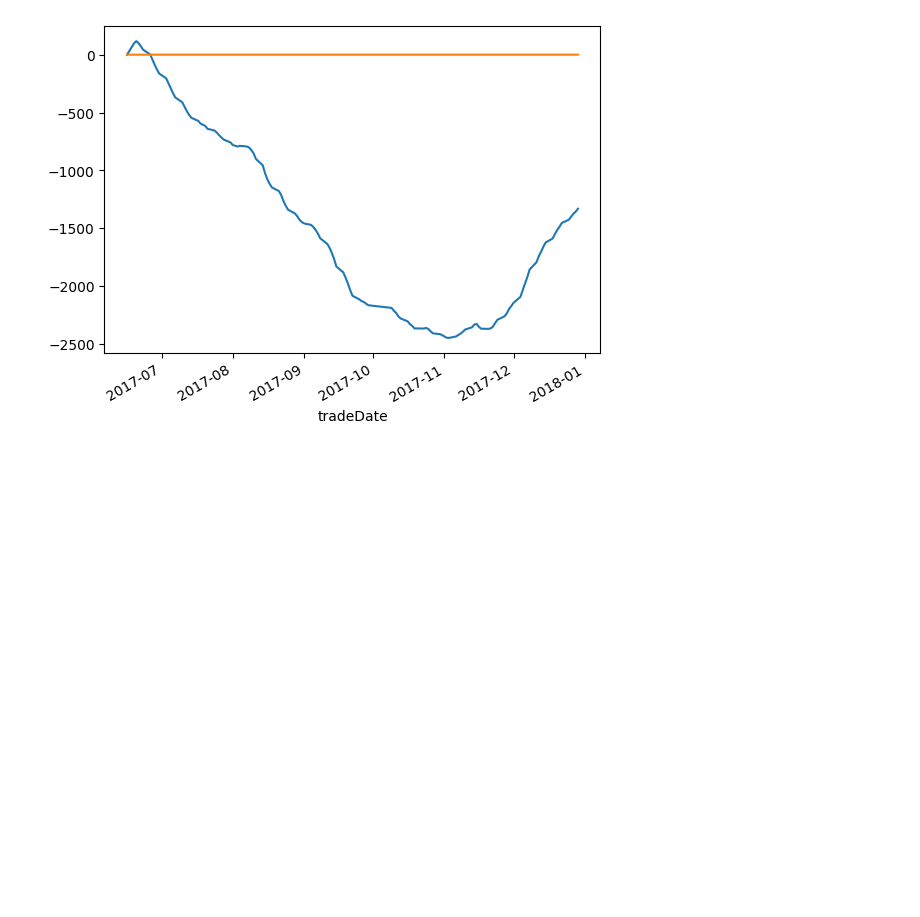
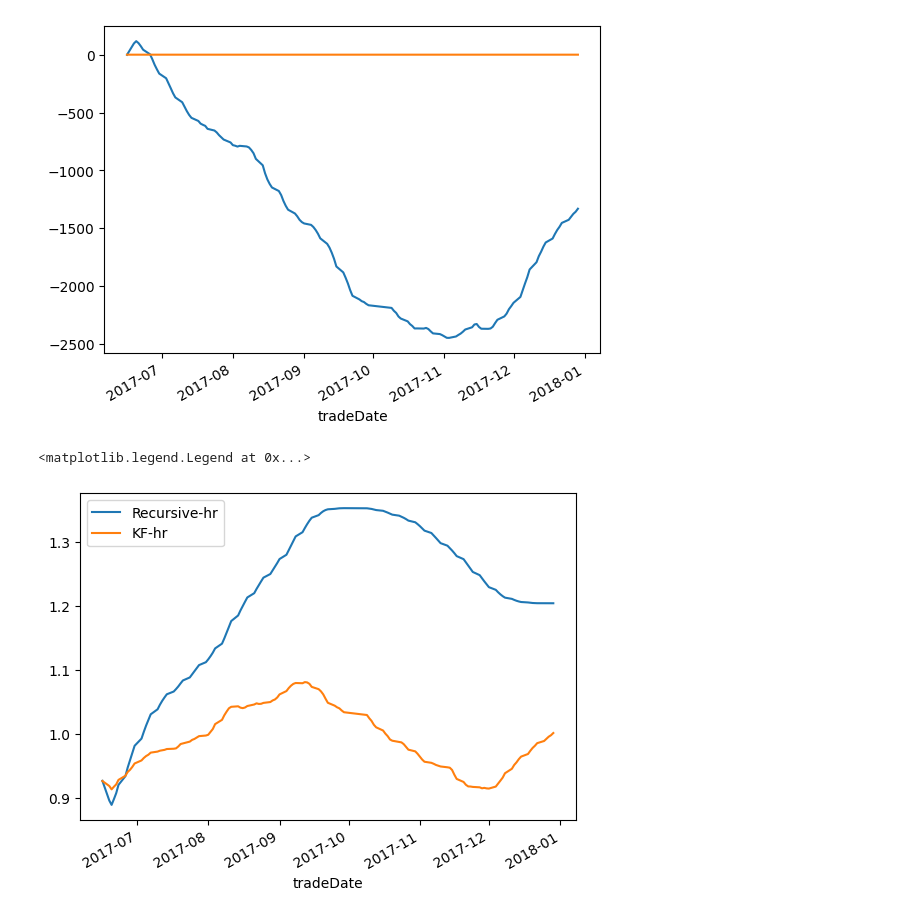
Before and after one commit to Amination-Gogia/Pairs-Trading-Dec-2024, a Jupyter notebook: Week-2/assignment_2.ipynb, the cells around one changed output. Drawn from its saved outputs; the diff is of its cells as text; code cells hidden in the pictures; blank space fills up the shorter version.

Commit message:
Tried using recursive linear regression instead of KF, don't know why results are not matching; will ask Nimay

```diff
--- a/Week-2/assignment_2.ipynb
+++ b/Week-2/assignment_2.ipynb
@@ -706,3 +706,44 @@ df1['spread-kf'].plot()
 # %% [output]
 <Axes: xlabel='tradeDate'>
 [figure]
+# %%
+def KF_linear_regression2(x, y):
+    """Uses a Kalman Filter to determine the linear regression parameters for stocks x and y"""
+    delta = 1e-3
+    trans_cov = 1e10 * np.eye(2) # How much random walk wiggles
+    obs_mat = np.expand_dims(np.vstack([[x], [np.ones(len(x))]]).T, axis=1)
+
+    ## alpha is intercept, beta is the slope
+
+    kf = KalmanFilter(n_dim_obs=1, n_dim_state=2, # y (obs) is 1-dimensional, (beta, alpha) (state) is 2-dimensional
+                      initial_state_mean=[0,0],
+                      initial_state_covariance = 1e10 * np.ones((2, 2)),
+                      transition_matrices = np.eye(2), ## priori params = previous_day_params
+                      observation_matrices = obs_mat, ## H of each iteration of the kf algo ** (the observation matrix is not static)
+                      observation_covariance = 0.0000001, ## 2
+                      transition_covariance = trans_cov)
+
+    state_means, state_covs = kf.filter(y.values)
+    return state_means
+# %%
+x = testing_data[s1]
+y = testing_data[s2]
+# %%
+df1 = pd.DataFrame()
+x = KF_Avg(x)
+y = KF_Avg(y)
+x_pad = sm.add_constant(x)
+mod = sm.RecursiveLS(y, x_pad)
+res = mod.fit()
+df1['hr'] = pd.Series(res.recursive_coefficients['filtered'][1], index = spread3.index)
+df1['intercept'] = pd.Series(res.recursive_coefficients['filtered'][0], index = spread3.index)
+state_means = KF_linear_regression2(x, y)
+df1['hr-kf'] = pd.Series(state_means[:,0], index = spread3.index) ## The hedge ratio
+df1['intercept-kf'] = pd.Series(state_means[:,1], index = spread3.index)
+# %%
+df1['hr'].plot()
+df1['hr-kf'].plot()
+plt.legend(['Recursive-hr', 'KF-hr'])
+# %% [output]
+<matplotlib.legend.Legend at 0x...>
+[figure, added]
```
